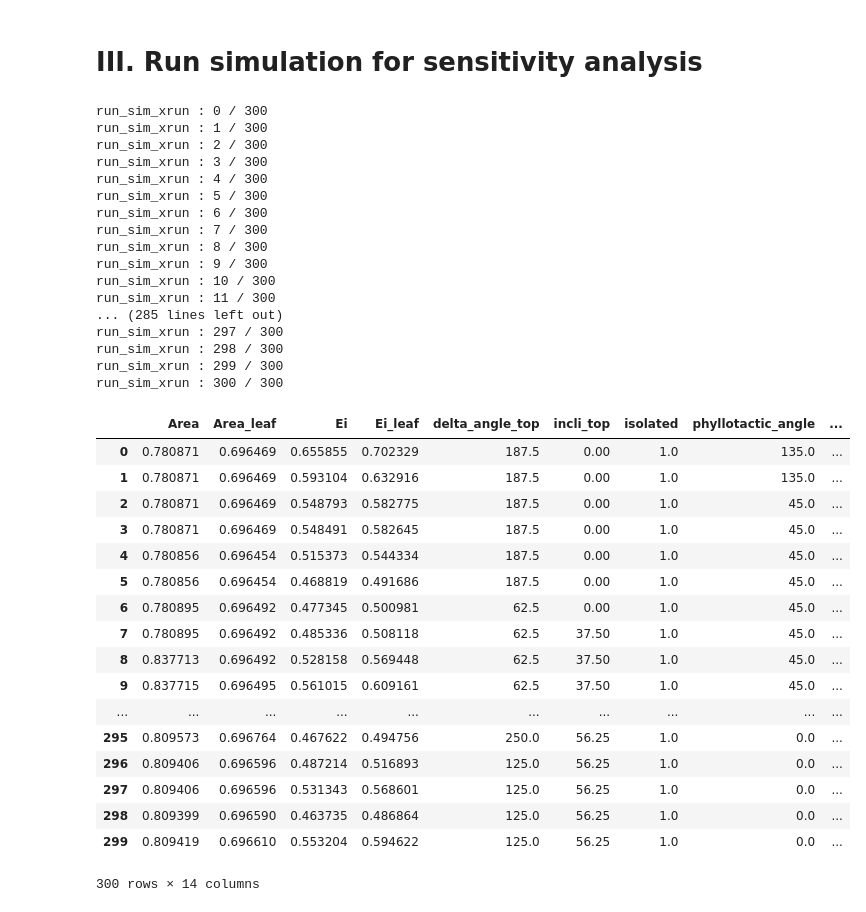
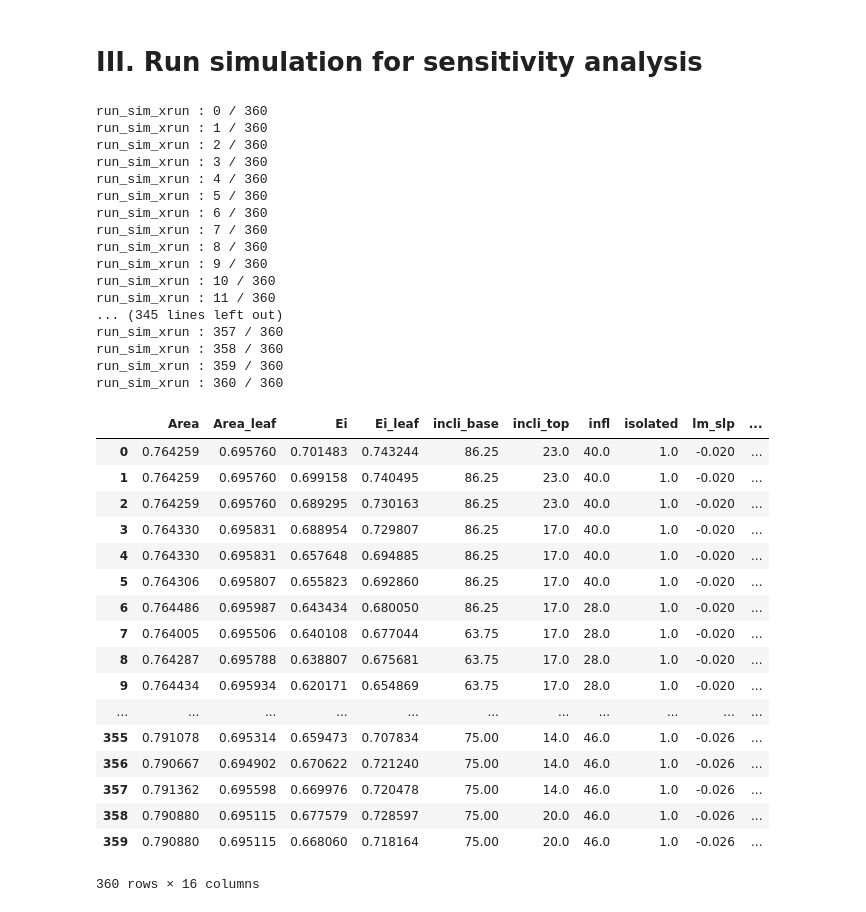
Before and after one commit to openalea-training/supagro_training_2018, a Jupyter notebook: TD_4/3D_Maize_parameters_Solution.ipynb, the cells around one changed output. Drawn from its saved outputs; the diff is of its cells as text; code cells hidden in the pictures.

```diff
--- a/TD_4/3D_Maize_parameters_Solution.ipynb
+++ b/TD_4/3D_Maize_parameters_Solution.ipynb
@@ -457,43 +456,43 @@ display(g,light=True, isolated=True, density=9, clear_sky=False, daydate='2000-0
 # %% [markdown]
 # III. Run simulation for sensitivity analysis
 # %%
-input='planMorris.csv'
-output='resMorris_isolated.csv'
+input='planMorris_area4000_s16_d9.csv'
+output='res_planMorris_area4000_s16_d9_isol.csv'
 
 process(path_input=input, path_output=output, nb_process=4, isolated=True)
 # %% [output]
-run_sim_xrun : 0 / 300
-run_sim_xrun : 1 / 300
-run_sim_xrun : 2 / 300
-run_sim_xrun : 3 / 300
-run_sim_xrun : 4 / 300
-run_sim_xrun : 5 / 300
-run_sim_xrun : 6 / 300
-run_sim_xrun : 7 / 300
-run_sim_xrun : 8 / 300
-run_sim_xrun : 9 / 300
-run_sim_xrun : 10 / 300
-run_sim_xrun : 11 / 300
-... (285 lines left out)
-run_sim_xrun : 297 / 300
-run_sim_xrun : 298 / 300
-run_sim_xrun : 299 / 300
-run_sim_xrun : 300 / 300
+run_sim_xrun : 0 / 360
+run_sim_xrun : 1 / 360
+run_sim_xrun : 2 / 360
+run_sim_xrun : 3 / 360
+run_sim_xrun : 4 / 360
+run_sim_xrun : 5 / 360
+run_sim_xrun : 6 / 360
+run_sim_xrun : 7 / 360
+run_sim_xrun : 8 / 360
+run_sim_xrun : 9 / 360
+run_sim_xrun : 10 / 360
+run_sim_xrun : 11 / 360
+... (345 lines left out)
+run_sim_xrun : 357 / 360
+run_sim_xrun : 358 / 360
+run_sim_xrun : 359 / 360
+run_sim_xrun : 360 / 360
-|  | Area | Area_leaf | Ei | Ei_leaf | delta_angle_top | incli_top | isolated | phyllotactic_angle | ... |
-| 0 | 0.780871 | 0.696469 | 0.655855 | 0.702329 | 187.5 | 0.00 | 1.0 | 135.0 | ... |
-| 1 | 0.780871 | 0.696469 | 0.593104 | 0.632916 | 187.5 | 0.00 | 1.0 | 135.0 | ... |
-| 2 | 0.780871 | 0.696469 | 0.548793 | 0.582775 | 187.5 | 0.00 | 1.0 | 45.0 | ... |
-| 3 | 0.780871 | 0.696469 | 0.548491 | 0.582645 | 187.5 | 0.00 | 1.0 | 45.0 | ... |
-| 4 | 0.780856 | 0.696454 | 0.515373 | 0.544334 | 187.5 | 0.00 | 1.0 | 45.0 | ... |
-| 5 | 0.780856 | 0.696454 | 0.468819 | 0.491686 | 187.5 | 0.00 | 1.0 | 45.0 | ... |
-| 6 | 0.780895 | 0.696492 | 0.477345 | 0.500981 | 62.5 | 0.00 | 1.0 | 45.0 | ... |
-| 7 | 0.780895 | 0.696492 | 0.485336 | 0.508118 | 62.5 | 37.50 | 1.0 | 45.0 | ... |
-| 8 | 0.837713 | 0.696492 | 0.528158 | 0.569448 | 62.5 | 37.50 | 1.0 | 45.0 | ... |
-| 9 | 0.837715 | 0.696495 | 0.561015 | 0.609161 | 62.5 | 37.50 | 1.0 | 45.0 | ... |
-| ... | ... | ... | ... | ... | ... | ... | ... | ... | ... |
-| 295 | 0.809573 | 0.696764 | 0.467622 | 0.494756 | 250.0 | 56.25 | 1.0 | 0.0 | ... |
-| 296 | 0.809406 | 0.696596 | 0.487214 | 0.516893 | 125.0 | 56.25 | 1.0 | 0.0 | ... |
-| 297 | 0.809406 | 0.696596 | 0.531343 | 0.568601 | 125.0 | 56.25 | 1.0 | 0.0 | ... |
-| 298 | 0.809399 | 0.696590 | 0.463735 | 0.486864 | 125.0 | 56.25 | 1.0 | 0.0 | ... |
-| 299 | 0.809419 | 0.696610 | 0.553204 | 0.594622 | 125.0 | 56.25 | 1.0 | 0.0 | ... |
+|  | Area | Area_leaf | Ei | Ei_leaf | incli_base | incli_top | infl | isolated | lm_slp | ... |
+| 0 | 0.764259 | 0.695760 | 0.701483 | 0.743244 | 86.25 | 23.0 | 40.0 | 1.0 | -0.020 | ... |
+| 1 | 0.764259 | 0.695760 | 0.699158 | 0.740495 | 86.25 | 23.0 | 40.0 | 1.0 | -0.020 | ... |
+| 2 | 0.764259 | 0.695760 | 0.689295 | 0.730163 | 86.25 | 23.0 | 40.0 | 1.0 | -0.020 | ... |
+| 3 | 0.764330 | 0.695831 | 0.688954 | 0.729807 | 86.25 | 17.0 | 40.0 | 1.0 | -0.020 | ... |
+| 4 | 0.764330 | 0.695831 | 0.657648 | 0.694885 | 86.25 | 17.0 | 40.0 | 1.0 | -0.020 | ... |
+| 5 | 0.764306 | 0.695807 | 0.655823 | 0.692860 | 86.25 | 17.0 | 40.0 | 1.0 | -0.020 | ... |
+| 6 | 0.764486 | 0.695987 | 0.643434 | 0.680050 | 86.25 | 17.0 | 28.0 | 1.0 | -0.020 | ... |
+| 7 | 0.764005 | 0.695506 | 0.640108 | 0.677044 | 63.75 | 17.0 | 28.0 | 1.0 | -0.020 | ... |
+| 8 | 0.764287 | 0.695788 | 0.638807 | 0.675681 | 63.75 | 17.0 | 28.0 | 1.0 | -0.020 | ... |
+| 9 | 0.764434 | 0.695934 | 0.620171 | 0.654869 | 63.75 | 17.0 | 28.0 | 1.0 | -0.020 | ... |
+| ... | ... | ... | ... | ... | ... | ... | ... | ... | ... | ... |
+| 355 | 0.791078 | 0.695314 | 0.659473 | 0.707834 | 75.00 | 14.0 | 46.0 | 1.0 | -0.026 | ... |
+| 356 | 0.790667 | 0.694902 | 0.670622 | 0.721240 | 75.00 | 14.0 | 46.0 | 1.0 | -0.026 | ... |
+| 357 | 0.791362 | 0.695598 | 0.669976 | 0.720478 | 75.00 | 14.0 | 46.0 | 1.0 | -0.026 | ... |
+| 358 | 0.790880 | 0.695115 | 0.677579 | 0.728597 | 75.00 | 20.0 | 46.0 | 1.0 | -0.026 | ... |
+| 359 | 0.790880 | 0.695115 | 0.668060 | 0.718164 | 75.00 | 20.0 | 46.0 | 1.0 | -0.026 | ... |
-300 rows × 14 columns
+360 rows × 16 columns
```
Also changed, not shown: parts of 5 cells of this notebook, 3 other files.
